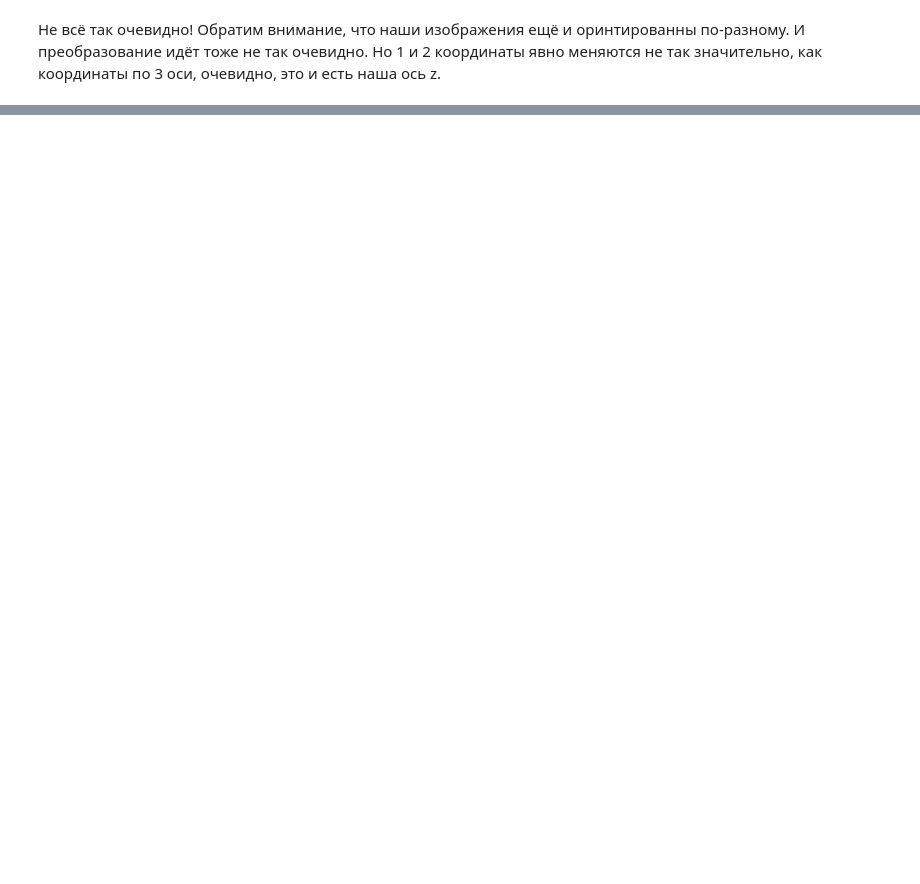
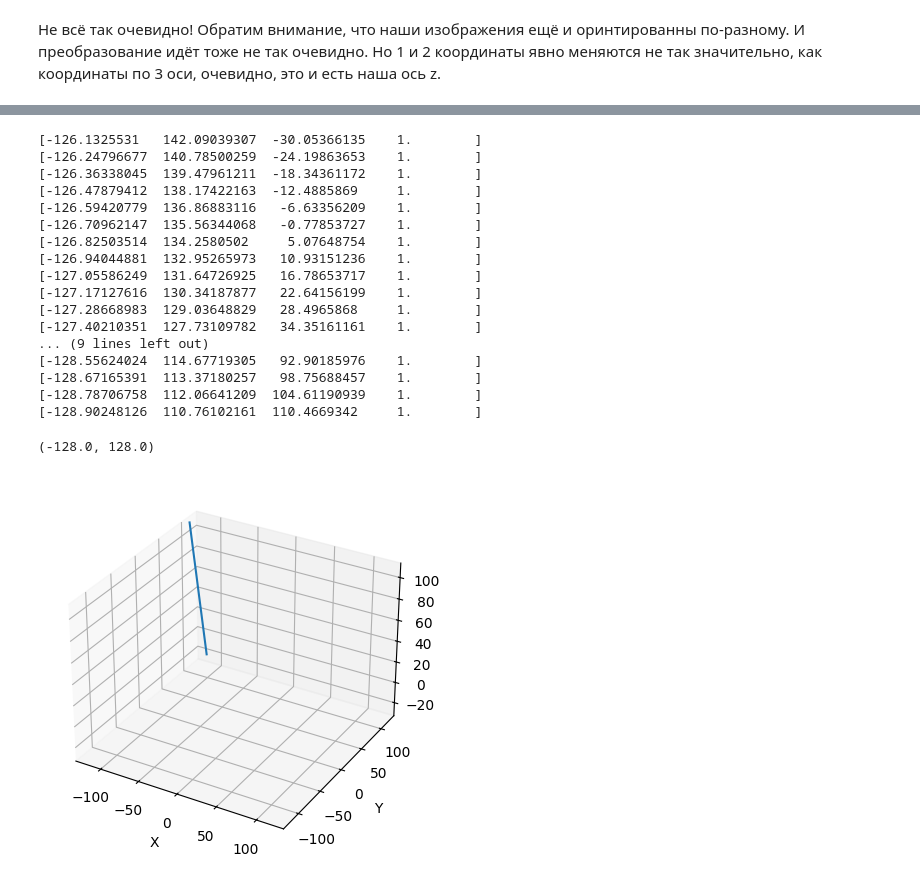
Before and after one commit to annaprovorova/stroke, a Jupyter notebook: first.ipynb, the cells around one changed output, grey strips where cells are left out. Cells and saved outputs as stored; diff of their text form; code cells hidden in the pictures; blank space fills up the shorter version.

```diff
--- a/first.ipynb
+++ b/first.ipynb
@@ -113,0 +114,34 @@ print(aff3 @ np.array([0, 0, 24, 1]))
+# %%
+coords = np.empty(0)
+for i in range(25):
+    coords = np.append(coords, (aff2 @ np.array([0, 0, i, 1]))[:-1])
+    print(aff2 @ np.array([0, 0, i, 1]))
+
+coords = coords.reshape(-1, 3).T
+fig = plt.figure()
+plot_axis = plt.axes (projection = '3d')
+plot_axis.plot3D (coords[0], coords[1], coords[2])
+plt.xlabel('X')
+plt.ylabel('Y')
+plt.xlim(-128, 128)
+plt.ylim(-128, 128)
+# %% [output]
+[-126.1325531   142.09039307  -30.05366135    1.        ]
+[-126.24796677  140.78500259  -24.19863653    1.        ]
+[-126.36338045  139.47961211  -18.34361172    1.        ]
+[-126.47879412  138.17422163  -12.4885869     1.        ]
+[-126.59420779  136.86883116   -6.63356209    1.        ]
+[-126.70962147  135.56344068   -0.77853727    1.        ]
+[-126.82503514  134.2580502     5.07648754    1.        ]
+[-126.94044881  132.95265973   10.93151236    1.        ]
+[-127.05586249  131.64726925   16.78653717    1.        ]
+[-127.17127616  130.34187877   22.64156199    1.        ]
+[-127.28668983  129.03648829   28.4965868     1.        ]
+[-127.40210351  127.73109782   34.35161161    1.        ]
+... (9 lines left out)
+[-128.55624024  114.67719305   92.90185976    1.        ]
+[-128.67165391  113.37180257   98.75688457    1.        ]
+[-128.78706758  112.06641209  104.61190939    1.        ]
+[-128.90248126  110.76102161  110.4669342     1.        ]
+(-128.0, 128.0)
+[figure, added]
```
Also changed, not shown: parts of 5 cells of this notebook, 1 other file.
